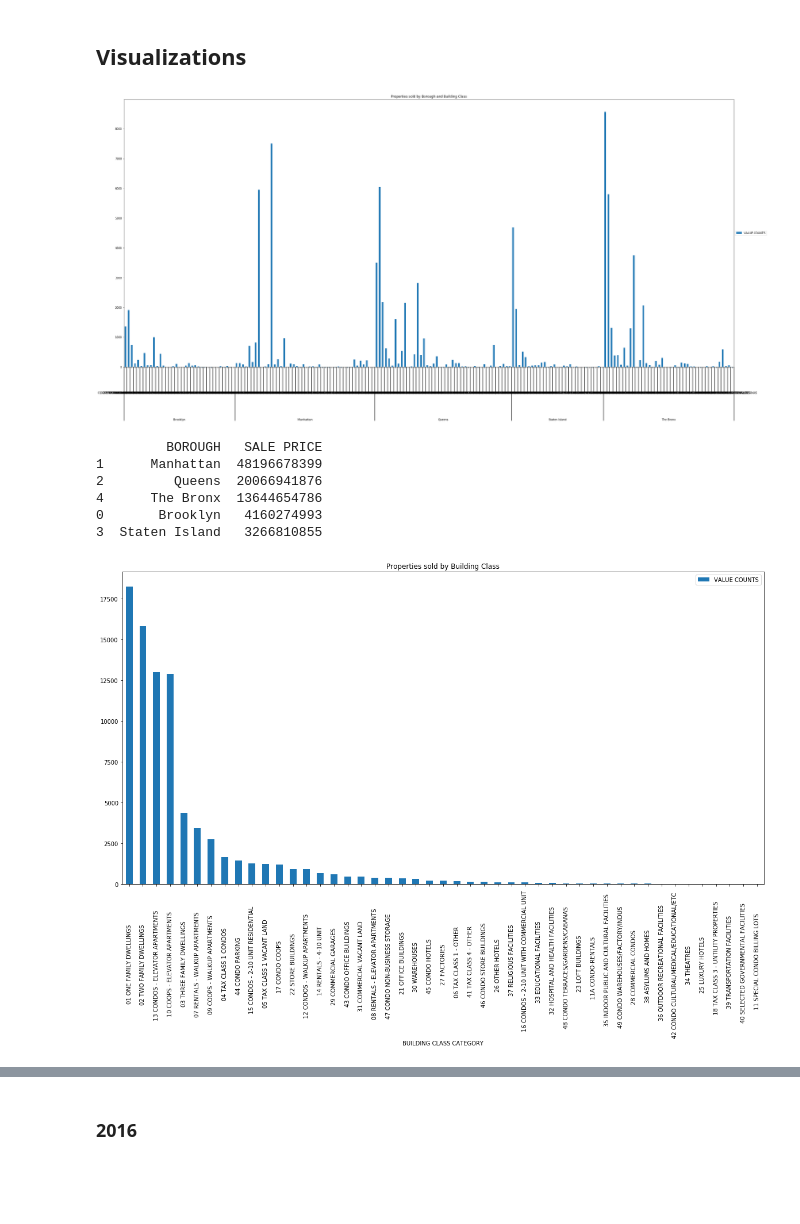
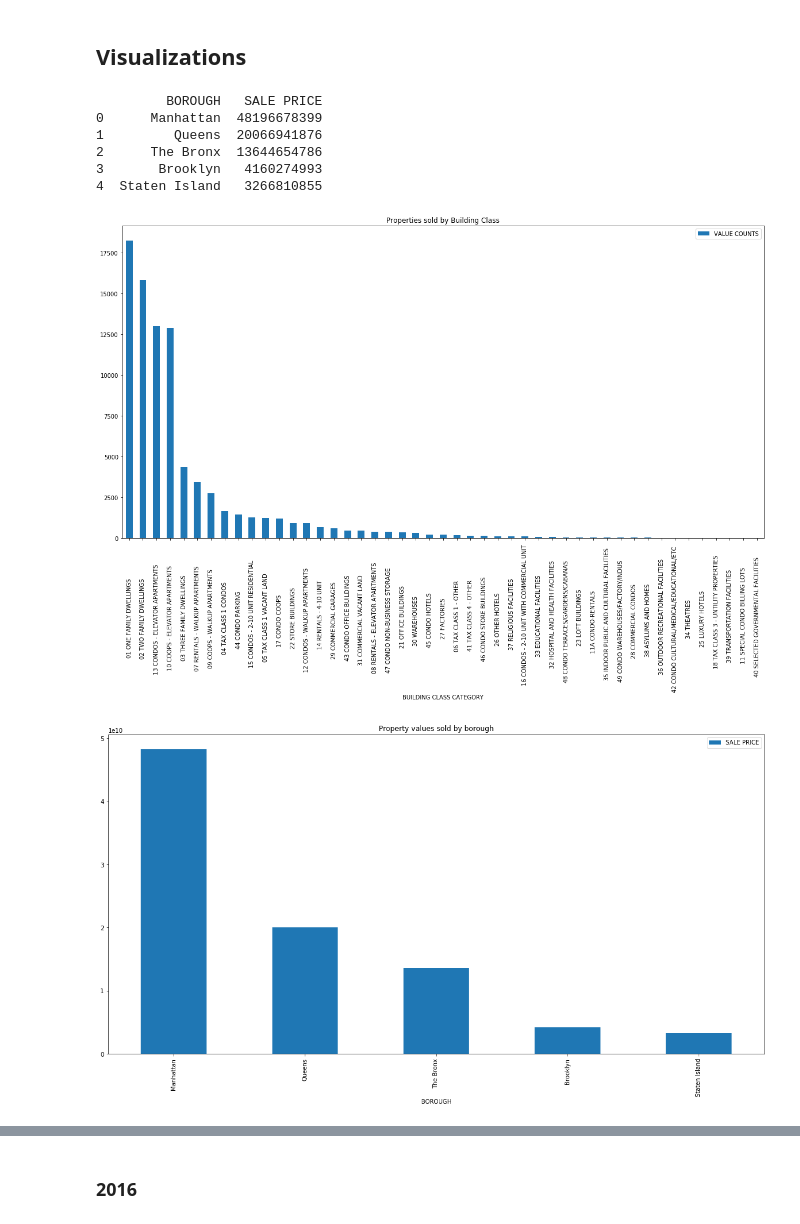
Before and after one commit to Dome1803/nyc_prop_sales, a Jupyter notebook: sales16_17.ipynb, the cells around one changed output, grey strips where cells are left out. Drawn from its saved outputs; the diff is of its cells as text; code cells hidden in the pictures; blank space fills up the shorter version.

```diff
--- a/sales16_17.ipynb
+++ b/sales16_17.ipynb
@@ -3,6 +3,7 @@
 # %%
 # Imports
 import pandas as pd
+from IPython.core.display import display
 import functions as fc
 import matplotlib.pyplot as plt
 from itertools import groupby
@@ -10,6 +11,9 @@ from itertools import groupby
 # Read input file and retaining datetime-format from SALE DATE
 sales_frame = pd.read_csv("data/nyc-rolling-sales2.csv", parse_dates=["SALE DATE"])
 
+# Naming Index
+sales_frame.index.rename("Index", inplace=True)
+
 print(sales_frame.dtypes)
 # %% [output]
 BOROUGH                                   object
@@ -44,6 +101,7 @@ The total amount of property sales made in the period were 84548.
 # %% [markdown]
 ## Visualizations
 # %%
+'''
 #Grouping by Borough and Building Class Category
 sales_frame_borough = sales_frame.groupby(["BOROUGH"])
 groupedby_borough_building_class = sales_frame_borough["BUILDING CLASS CATEGORY"].value_counts().reset_index(name="Index")
@@ -90,47 +148,45 @@ plt.title("Properties sold by Borough and Building Class")
 plt.legend(loc="center left", bbox_to_anchor=(1,0.5))
 plt.savefig("graphics/Properties sold by BBC 16_17.jpg", bbox_inches="tight")
 plt.show()
-
+'''
 # Printing new dataframe
 #print(groupedby_borough_building_class)
 
 # Grouping by Building Class Category
 groupedby_building_class = sales_frame["BUILDING CLASS CATEGORY"].value_counts().reset_index(name="Index")
 groupedby_building_class.columns = ["BUILDING CLASS CATEGORY", "VALUE COUNTS"]
 
 #Printing new dataframe
 #print(groupedby_building_class)
 
 # Visualizing and saving image
 groupedby_building_class.plot.bar(x="BUILDING CLASS CATEGORY", y="VALUE COUNTS", title="Properties sold by Building Class", figsize=(20,10))
 plt.savefig("graphics/Properties sold by BC 16_17.jpg", bbox_inches="tight")
 
 # Grouping by Borough and Building Class Category
 sales_frame_borough_price = sales_frame.groupby(["BOROUGH"])
 groupedby_borough_price = sales_frame_borough_price["SALE PRICE"].sum().reset_index(name="Index")
 groupedby_borough_price.columns = ["BOROUGH", "SALE PRICE"]
 
 # Sorting after highest value
 groupedby_borough_price = groupedby_borough_price.sort_values("SALE PRICE", ascending=False)
+groupedby_borough_price = groupedby_borough_price.reset_index(drop=True)
 
 # Suppressing scientific float notation
 pd.options.display.float_format = "{:.2f}".format
 
 # Printing new dataframe
 print(groupedby_borough_price)
 
-# Exporting csv of sales prices grouped by borough
-#groupedby_borough_price.to_csv("data/groupedby_borough_price_1617.csv", index_label=["Index"])
-
 # Visualizing and saving image
 groupedby_borough_price.plot.bar(x="BOROUGH", y="SALE PRICE", title="Property values sold by borough", figsize=(20,10))
 plt.savefig("graphics/Property values sold by borough 16_17.jpg", bbox_inches="tight")
 # %% [output]
+         BOROUGH   SALE PRICE
+0      Manhattan  48196678399
+1         Queens  20066941876
+2      The Bronx  13644654786
+3       Brooklyn   4160274993
+4  Staten Island   3266810855
-[figure, old version]
+[figure, new version]
-         BOROUGH   SALE PRICE
-1      Manhattan  48196678399
-2         Queens  20066941876
-4      The Bronx  13644654786
-0       Brooklyn   4160274993
-3  Staten Island   3266810855
-[figure, old version]
+[figure, new version]
```
Also changed, not shown: parts of 19 cells of this notebook, 18 other files.
